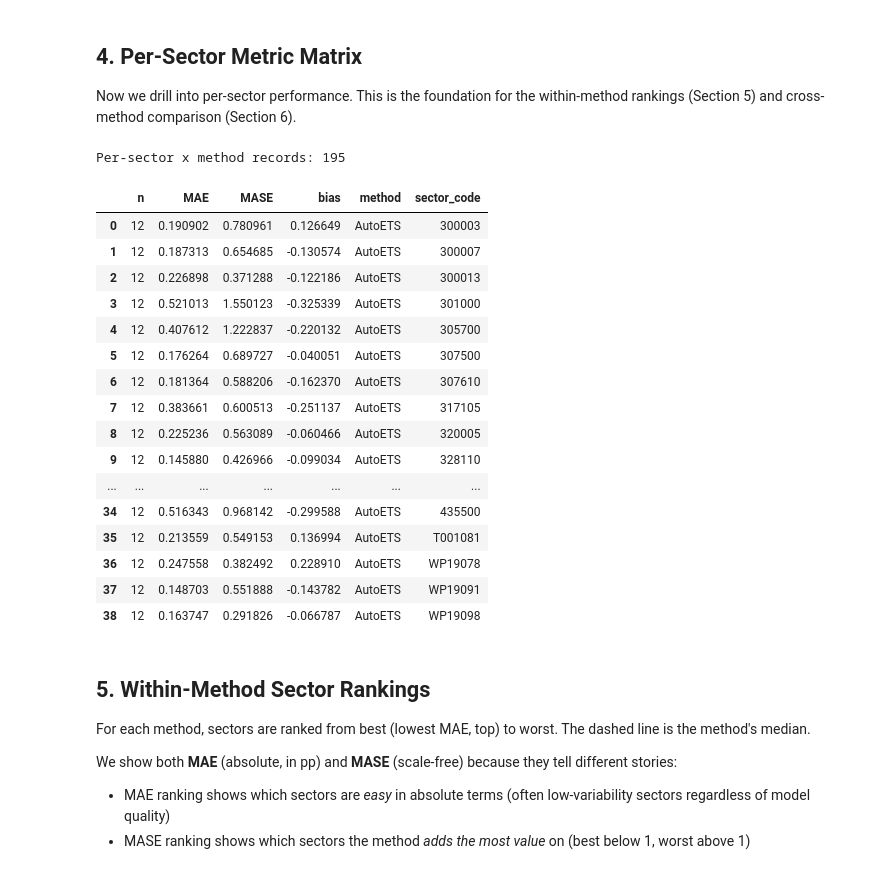
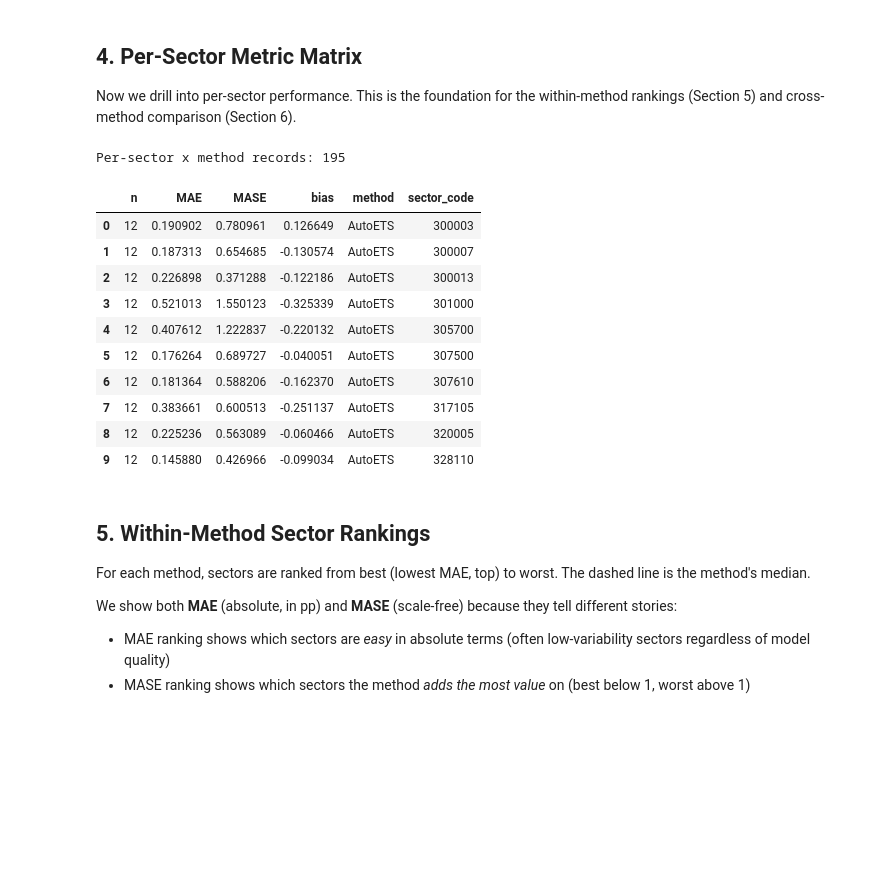
Before and after one commit to ysuurme/eaisi-uwv, a Jupyter notebook: notebooks/ml_experimentation/model_comparison.ipynb, the cells around one changed output. Saved outputs shown, nothing was run; the diff lists cells and outputs as text; code cells hidden in the pictures; blank space fills up the shorter version.

```diff
--- a/notebooks/ml_experimentation/model_comparison.ipynb
+++ b/notebooks/ml_experimentation/model_comparison.ipynb
@@ -639,35 +639,29 @@ Now we drill into per-sector performance. This is the foundation for the within-
 # %%
 def per_sector_metric_table(aligned_df, naive_baselines):
     rows = []
     for (method, sector), g in aligned_df.groupby(["model_name", "sector_code"]):
         m = compute_metrics(g, naive_baselines)
         m["method"] = method
         m["sector_code"] = sector
         rows.append(m)
     return pd.DataFrame(rows)
 
 per_sector = per_sector_metric_table(aligned, NAIVE_BASELINES)
 print(f"Per-sector x method records: {len(per_sector)}")
-per_sector.head(39)
+per_sector.head(10)
 # %% [output]
 Per-sector x method records: 195
 |  | n | MAE | MASE | bias | method | sector_code |
 | 0 | 12 | 0.190902 | 0.780961 | 0.126649 | AutoETS | 300003 |
 | 1 | 12 | 0.187313 | 0.654685 | -0.130574 | AutoETS | 300007 |
 | 2 | 12 | 0.226898 | 0.371288 | -0.122186 | AutoETS | 300013 |
 | 3 | 12 | 0.521013 | 1.550123 | -0.325339 | AutoETS | 301000 |
 | 4 | 12 | 0.407612 | 1.222837 | -0.220132 | AutoETS | 305700 |
 | 5 | 12 | 0.176264 | 0.689727 | -0.040051 | AutoETS | 307500 |
 | 6 | 12 | 0.181364 | 0.588206 | -0.162370 | AutoETS | 307610 |
 | 7 | 12 | 0.383661 | 0.600513 | -0.251137 | AutoETS | 317105 |
 | 8 | 12 | 0.225236 | 0.563089 | -0.060466 | AutoETS | 320005 |
 | 9 | 12 | 0.145880 | 0.426966 | -0.099034 | AutoETS | 328110 |
-| ... | ... | ... | ... | ... | ... | ... |
-| 34 | 12 | 0.516343 | 0.968142 | -0.299588 | AutoETS | 435500 |
-| 35 | 12 | 0.213559 | 0.549153 | 0.136994 | AutoETS | T001081 |
-| 36 | 12 | 0.247558 | 0.382492 | 0.228910 | AutoETS | WP19078 |
-| 37 | 12 | 0.148703 | 0.551888 | -0.143782 | AutoETS | WP19091 |
-| 38 | 12 | 0.163747 | 0.291826 | -0.066787 | AutoETS | WP19098 |
 # %% [markdown]
 ## 5. Within-Method Sector Rankings
 
```
Also changed, not shown: parts of 2 cells of this notebook, 1 other file.
